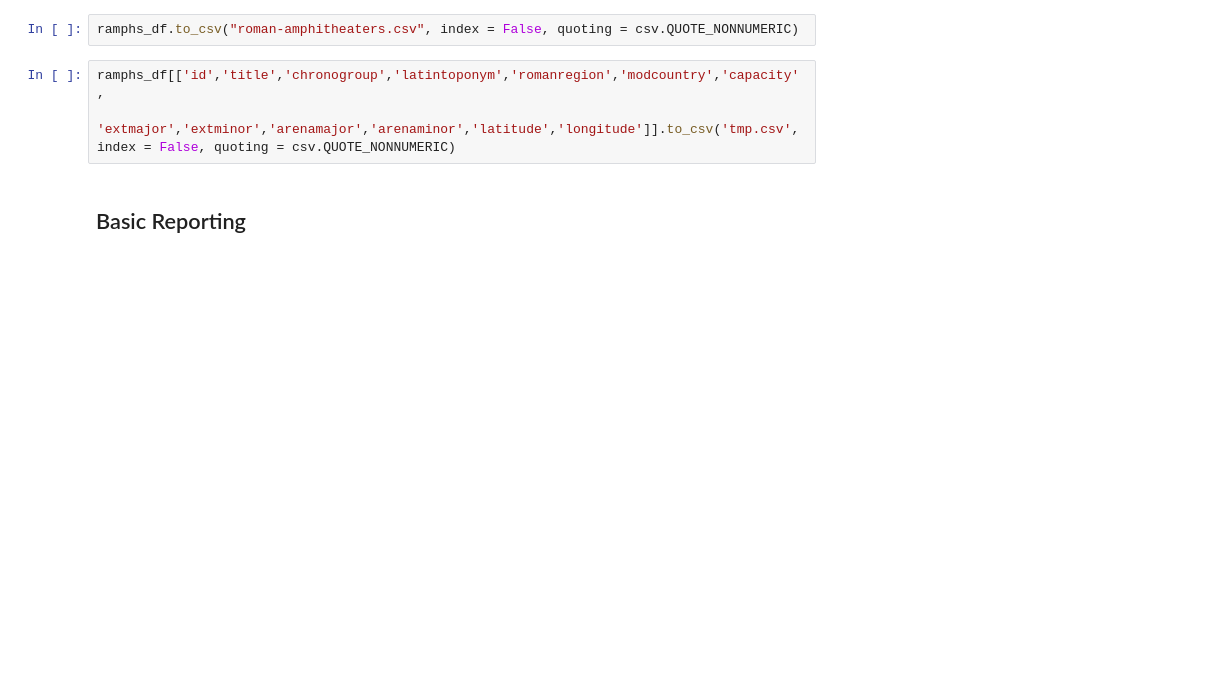
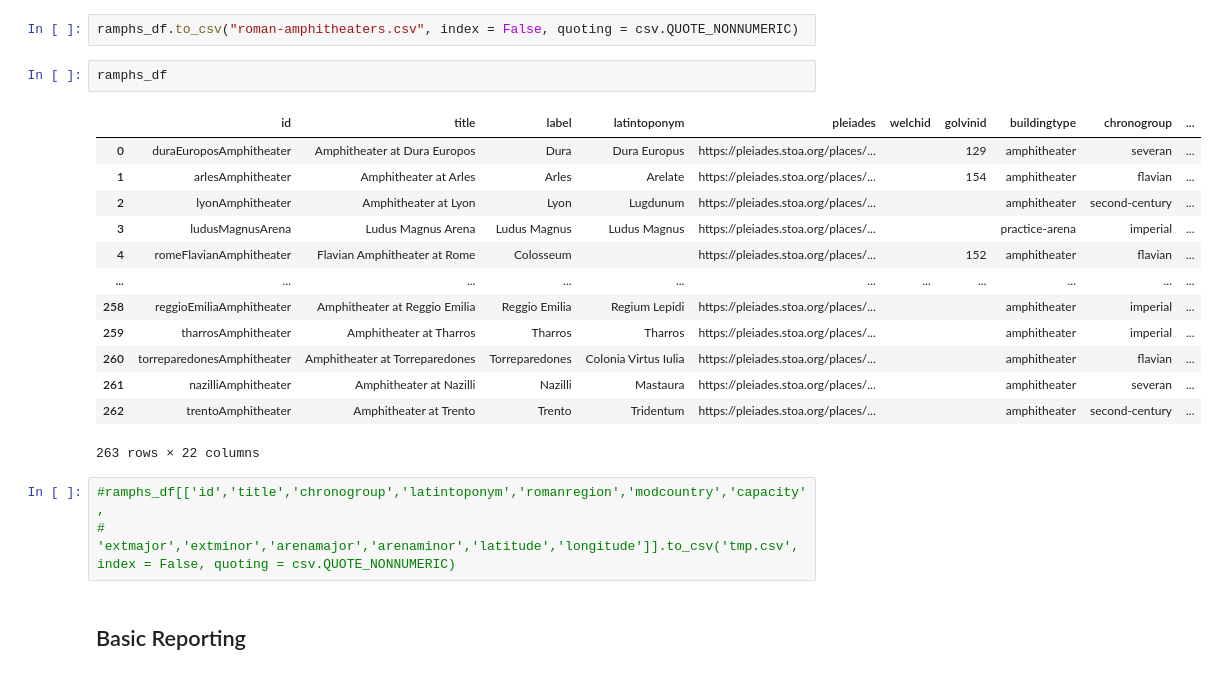
Before and after one commit to roman-amphitheaters/roman-amphitheaters, a Jupyter notebook: utility.ipynb, the cells around one changed output. Drawn from its saved outputs; the diff is of its cells as text; blank space fills up the shorter version.

```diff
--- a/utility.ipynb
+++ b/utility.ipynb
@@ -157,8 +175,24 @@ ramphs_df[['capacity','elevation','arenamajor','arenaminor',
 # %%
 ramphs_df.to_csv("roman-amphitheaters.csv", index = False, quoting = csv.QUOTE_NONNUMERIC)
+# %%
+ramphs_df
+# %% [output]
+|  | id | title | label | latintoponym | pleiades | welchid | golvinid | buildingtype | chronogroup | ... |
+| 0 | duraEuroposAmphitheater | Amphitheater at Dura Europos | Dura | Dura Europus | https://pleiades.stoa.org/places/... |  | 129 | amphitheater | severan | ... |
+| 1 | arlesAmphitheater | Amphitheater at Arles | Arles | Arelate | https://pleiades.stoa.org/places/... |  | 154 | amphitheater | flavian | ... |
+| 2 | lyonAmphitheater | Amphitheater at Lyon | Lyon | Lugdunum | https://pleiades.stoa.org/places/... |  |  | amphitheater | second-century | ... |
+| 3 | ludusMagnusArena | Ludus Magnus Arena | Ludus Magnus | Ludus Magnus | https://pleiades.stoa.org/places/... |  |  | practice-arena | imperial | ... |
+| 4 | romeFlavianAmphitheater | Flavian Amphitheater at Rome | Colosseum |  | https://pleiades.stoa.org/places/... |  | 152 | amphitheater | flavian | ... |
+| ... | ... | ... | ... | ... | ... | ... | ... | ... | ... | ... |
+| 258 | reggioEmiliaAmphitheater | Amphitheater at Reggio Emilia | Reggio Emilia | Regium Lepidi | https://pleiades.stoa.org/places/... |  |  | amphitheater | imperial | ... |
+| 259 | tharrosAmphitheater | Amphitheater at Tharros | Tharros | Tharros | https://pleiades.stoa.org/places/... |  |  | amphitheater | imperial | ... |
+| 260 | torreparedonesAmphitheater | Amphitheater at Torreparedones | Torreparedones | Colonia Virtus Iulia | https://pleiades.stoa.org/places/... |  |  | amphitheater | flavian | ... |
+| 261 | nazilliAmphitheater | Amphitheater at Nazilli | Nazilli | Mastaura | https://pleiades.stoa.org/places/... |  |  | amphitheater | severan | ... |
+| 262 | trentoAmphitheater | Amphitheater at Trento | Trento | Tridentum | https://pleiades.stoa.org/places/... |  |  | amphitheater | second-century | ... |
+263 rows × 22 columns
 # %%
-ramphs_df[['id','title','chronogroup','latintoponym','romanregion','modcountry','capacity',
-           'extmajor','extminor','arenamajor','arenaminor','latitude','longitude']].to_csv('tmp.csv', index = False, quoting = csv.QUOTE_NONNUMERIC)
+#ramphs_df[['id','title','chronogroup','latintoponym','romanregion','modcountry','capacity',
+#           'extmajor','extminor','arenamajor','arenaminor','latitude','longitude']].to_csv('tmp.csv', index = False, quoting = csv.QUOTE_NONNUMERIC)
 # %% [markdown]
 ## Basic Reporting
 # %%
```
Also changed, not shown: parts of 2 cells of this notebook, 3 other files.
